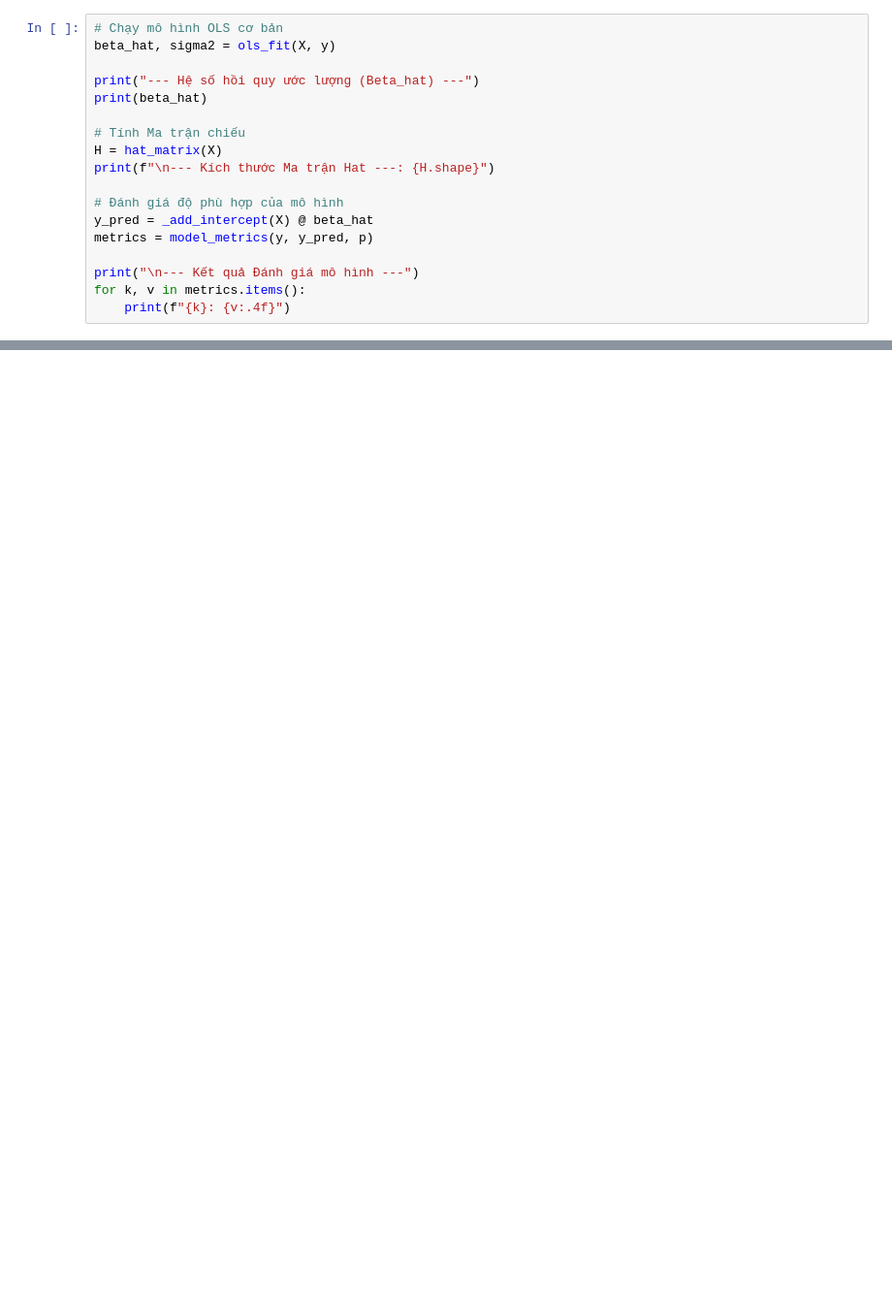
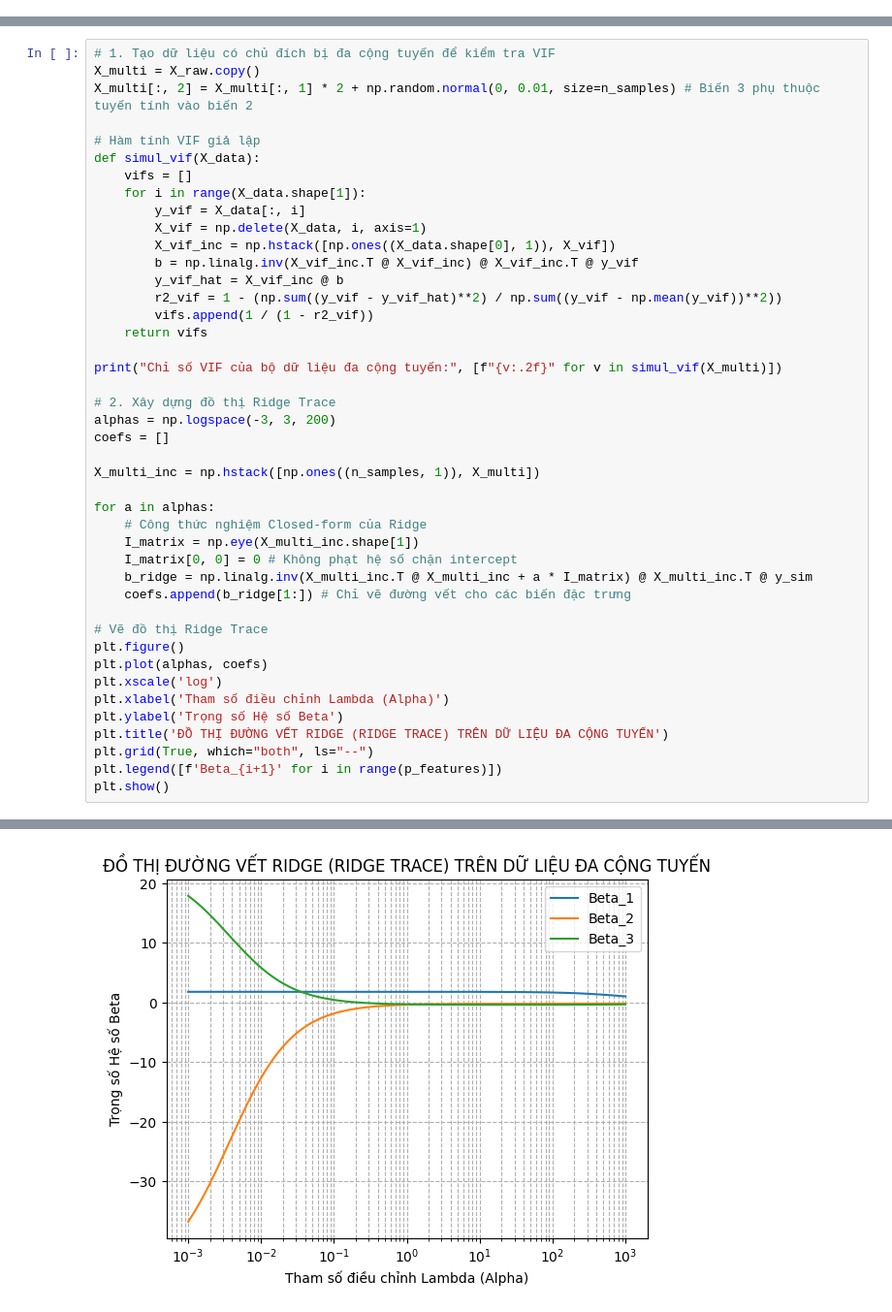
Before and after one commit to Hidebray/Data-fitting--OLS, a Jupyter notebook: part1_notebook.ipynb, the cells around one changed output, grey strips where cells are left out. Shown at 97% size. Drawn from its saved outputs; the diff is of its cells as text; blank space fills up the shorter version.

```diff
--- a/part1_notebook.ipynb
+++ b/part1_notebook.ipynb
@@ -26,18 +0,0 @@ print(f"Đã tạo dữ liệu giả lập với {n} mẫu và {p} features.")
-# %%
-# Chạy mô hình OLS cơ bản
-beta_hat, sigma2 = ols_fit(X, y)
-
-print("--- Hệ số hồi quy ước lượng (Beta_hat) ---")
-print(beta_hat)
-
-# Tính Ma trận chiếu
-H = hat_matrix(X)
-print(f"\n--- Kích thước Ma trận Hat ---: {H.shape}")
-
-# Đánh giá độ phù hợp của mô hình
-y_pred = _add_intercept(X) @ beta_hat
-metrics = model_metrics(y, y_pred, p)
-
-print("\n--- Kết quả Đánh giá mô hình ---")
-for k, v in metrics.items():
-    print(f"{k}: {v:.4f}")
@@ -94,0 +207,44 @@ Trung bình Beta_hat (1000 lần MC):     [ 3.00140024  1.50093139 -1.99921889]
+# %%
+# 1. Tạo dữ liệu có chủ đích bị đa cộng tuyến để kiểm tra VIF
+X_multi = X_raw.copy()
+X_multi[:, 2] = X_multi[:, 1] * 2 + np.random.normal(0, 0.01, size=n_samples) # Biến 3 phụ thuộc tuyến tính vào biến 2
+
+# Hàm tính VIF giả lập
+def simul_vif(X_data):
+    vifs = []
+    for i in range(X_data.shape[1]):
+        y_vif = X_data[:, i]
+        X_vif = np.delete(X_data, i, axis=1)
+        X_vif_inc = np.hstack([np.ones((X_data.shape[0], 1)), X_vif])
+        b = np.linalg.inv(X_vif_inc.T @ X_vif_inc) @ X_vif_inc.T @ y_vif
+        y_vif_hat = X_vif_inc @ b
+        r2_vif = 1 - (np.sum((y_vif - y_vif_hat)**2) / np.sum((y_vif - np.mean(y_vif))**2))
+        vifs.append(1 / (1 - r2_vif))
+    return vifs
+
+print("Chỉ số VIF của bộ dữ liệu đa cộng tuyến:", [f"{v:.2f}" for v in simul_vif(X_multi)])
+
+# 2. Xây dựng đồ thị Ridge Trace
+alphas = np.logspace(-3, 3, 200)
+coefs = []
+
+X_multi_inc = np.hstack([np.ones((n_samples, 1)), X_multi])
+
+for a in alphas:
+    # Công thức nghiệm Closed-form của Ridge
+    I_matrix = np.eye(X_multi_inc.shape[1])
+    I_matrix[0, 0] = 0 # Không phạt hệ số chặn intercept
+    b_ridge = np.linalg.inv(X_multi_inc.T @ X_multi_inc + a * I_matrix) @ X_multi_inc.T @ y_sim
+    coefs.append(b_ridge[1:]) # Chỉ vẽ đường vết cho các biến đặc trưng
+
+# Vẽ đồ thị Ridge Trace
+plt.figure()
+plt.plot(alphas, coefs)
+plt.xscale('log')
+plt.xlabel('Tham số điều chỉnh Lambda (Alpha)')
+plt.ylabel('Trọng số Hệ số Beta')
+plt.title('ĐỒ THỊ ĐƯỜNG VẾT RIDGE (RIDGE TRACE) TRÊN DỮ LIỆU ĐA CỘNG TUYẾN')
+plt.grid(True, which="both", ls="--")
+plt.legend([f'Beta_{i+1}' for i in range(p_features)])
+plt.show()
+# %% [output]
@@ -94,0 +252 @@ Trung bình Beta_hat (1000 lần MC):     [ 3.00140024  1.50093139 -1.99921889]
+[figure, added]
```
Also changed, not shown: parts of 21 cells of this notebook.
